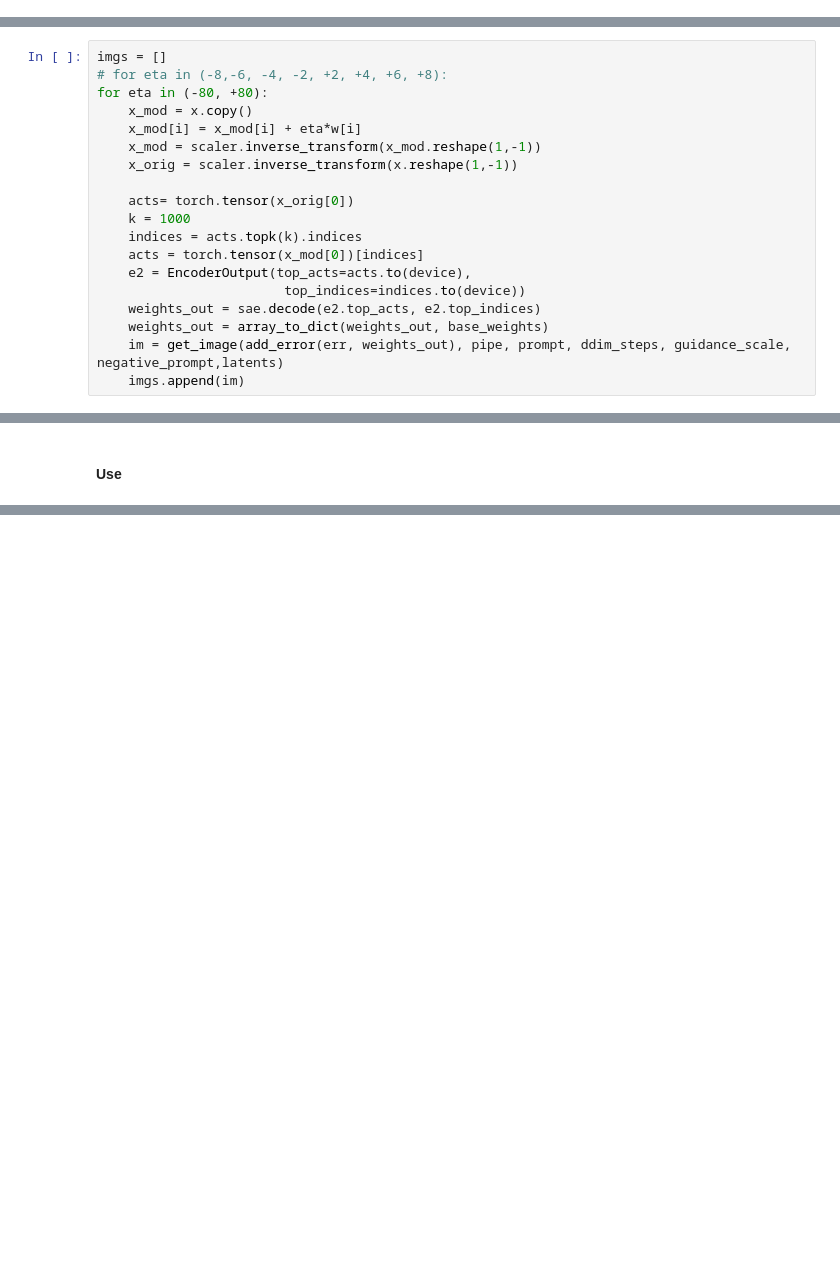
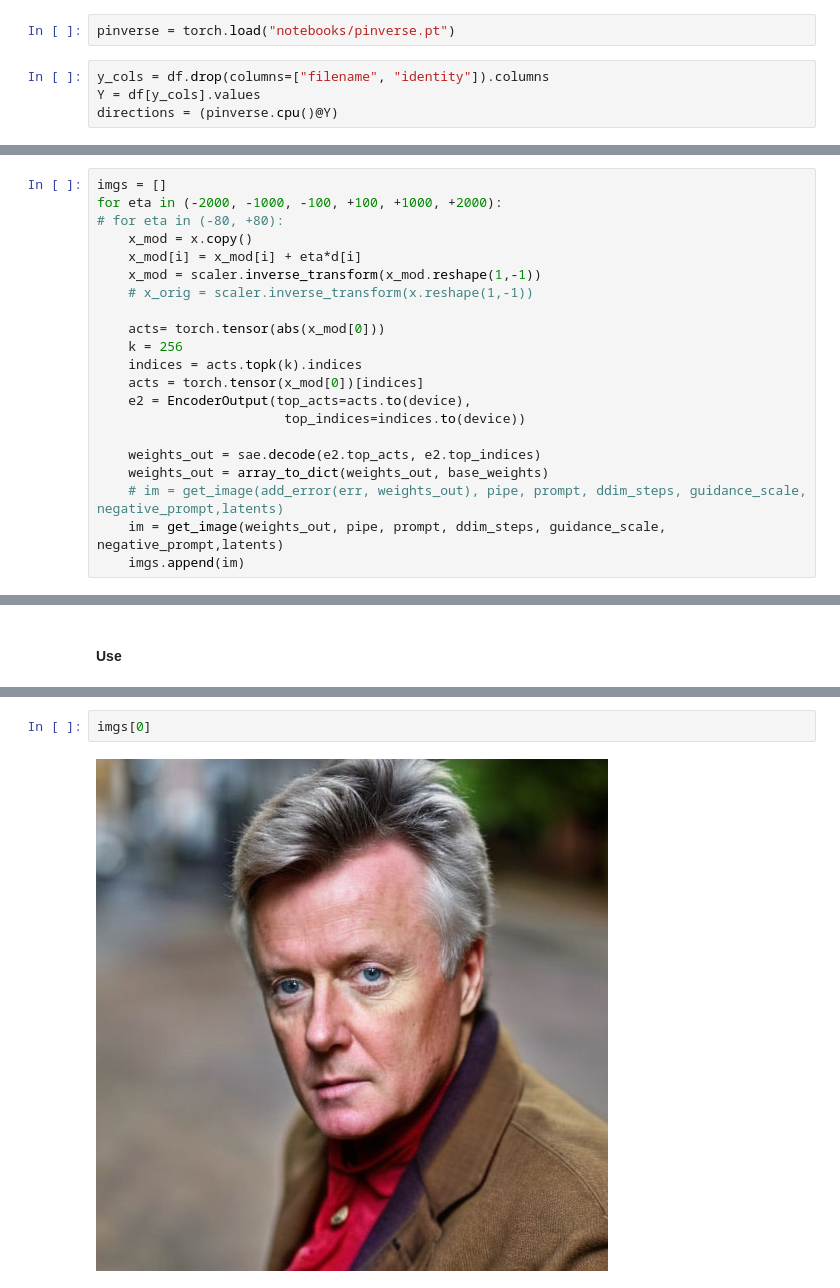
Before and after one commit to kzkwoka/w2w, a Jupyter notebook: notebooks/7_clip.ipynb, the cells around one changed output, grey strips where cells are left out. Saved outputs shown, nothing was run; the diff lists cells and outputs as text; blank space fills up the shorter version.

```diff
--- a/notebooks/7_clip.ipynb
+++ b/notebooks/7_clip.ipynb
@@ -57,0 +56,6 @@ array([ 674, 1479])
+# %%
+pinverse = torch.load("notebooks/pinverse.pt")
+# %%
+y_cols = df.drop(columns=["filename", "identity"]).columns
+Y = df[y_cols].values
+directions = (pinverse.cpu()@Y)
@@ -65,22 +76,24 @@ x.shape
 (5000,)
 # %%
 imgs = []
-# for eta in (-8,-6, -4, -2, +2, +4, +6, +8):
-for eta in (-80, +80):
+for eta in (-2000, -1000, -100, +100, +1000, +2000):
+# for eta in (-80, +80):
     x_mod = x.copy()
-    x_mod[i] = x_mod[i] + eta*w[i]
+    x_mod[i] = x_mod[i] + eta*d[i]
     x_mod = scaler.inverse_transform(x_mod.reshape(1,-1))
-    x_orig = scaler.inverse_transform(x.reshape(1,-1))
+    # x_orig = scaler.inverse_transform(x.reshape(1,-1))
 
-    acts= torch.tensor(x_orig[0])
-    k = 1000
+    acts= torch.tensor(abs(x_mod[0]))
+    k = 256
     indices = acts.topk(k).indices
     acts = torch.tensor(x_mod[0])[indices]
     e2 = EncoderOutput(top_acts=acts.to(device),
                         top_indices=indices.to(device))
+
     weights_out = sae.decode(e2.top_acts, e2.top_indices)
     weights_out = array_to_dict(weights_out, base_weights)
-    im = get_image(add_error(err, weights_out), pipe, prompt, ddim_steps, guidance_scale, negative_prompt,latents)
+    # im = get_image(add_error(err, weights_out), pipe, prompt, ddim_steps, guidance_scale, negative_prompt,latents)
+    im = get_image(weights_out, pipe, prompt, ddim_steps, guidance_scale, negative_prompt,latents)
     imgs.append(im)
 # %% [markdown]
 ## 5. Use clip
@@ -151,0 +177,4 @@ imgs = imgs[:mid] + [baseline] + imgs[-mid:]
+# %%
+imgs[0]
+# %% [output]
+[figure, added]
```
Also changed, not shown: parts of 26 cells of this notebook.
